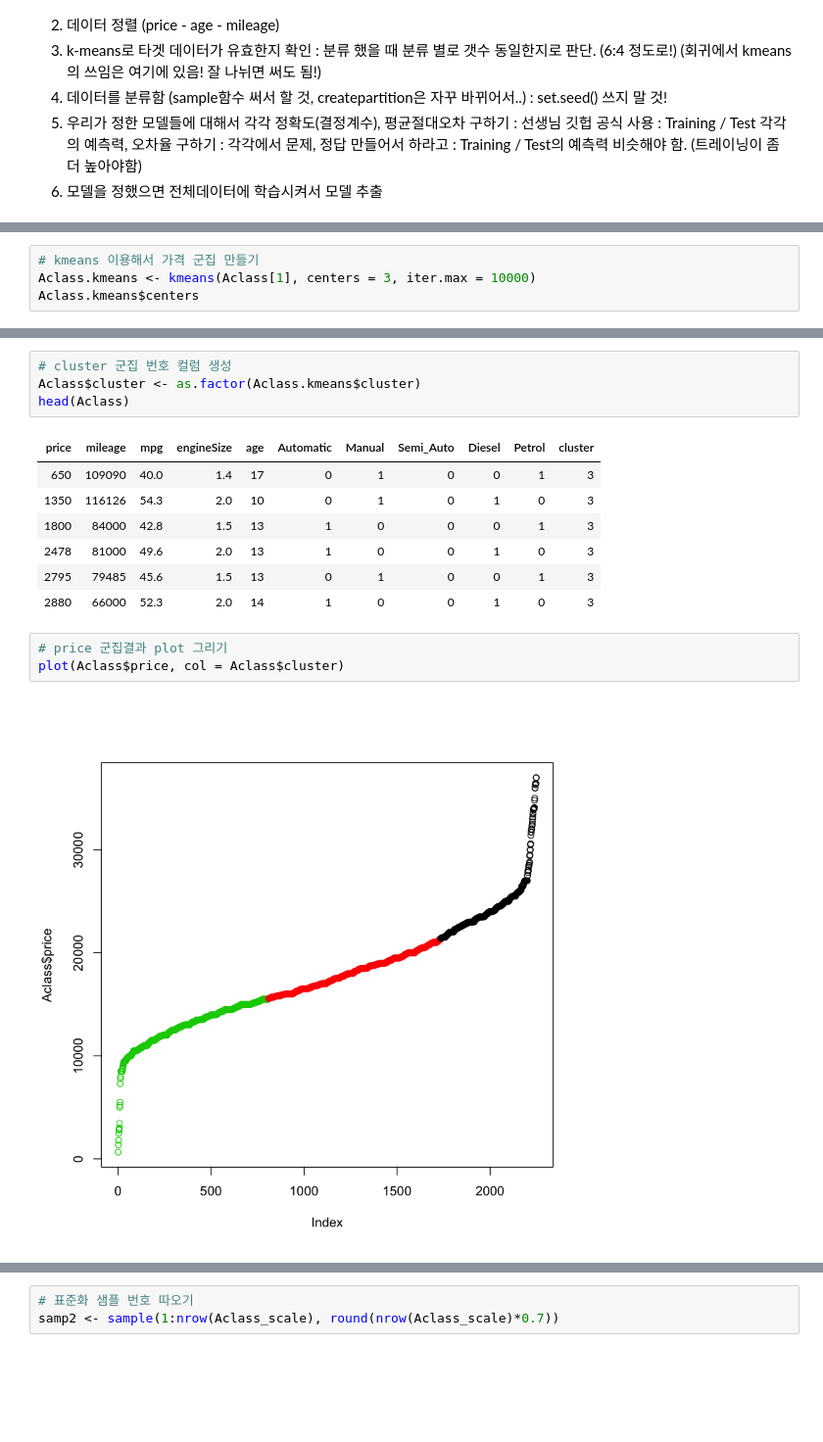
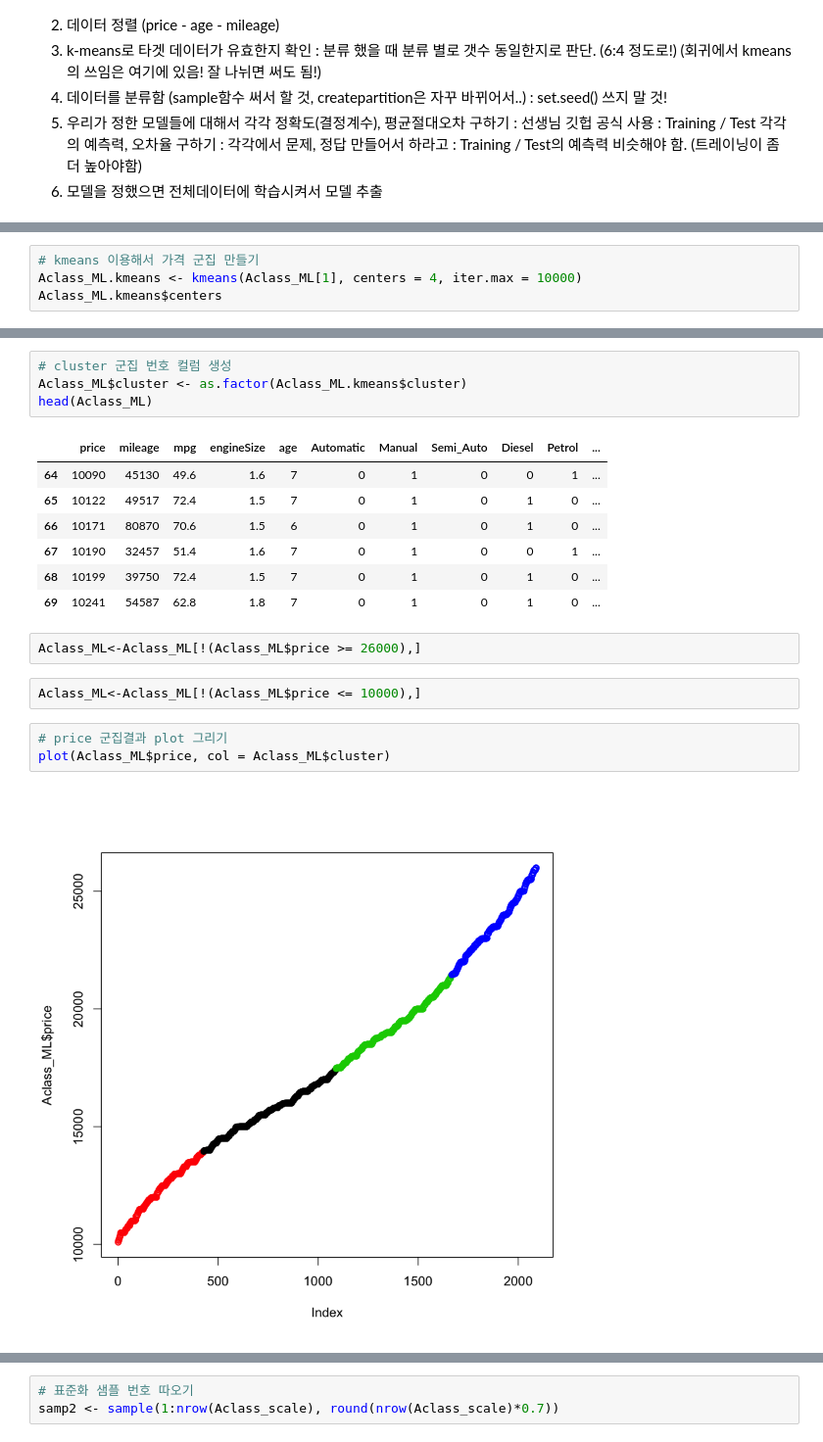
Before and after one commit to naddda0813/Rbase, a Jupyter notebook: 1-3. 중고차_AClass.ipynb, the cells around one changed output, grey strips where cells are left out. Shown at 98% size. Cells and saved outputs as stored; diff of their text form; blank space fills up the shorter version.

```diff
--- a/1-3. 중고차_AClass.ipynb
+++ b/1-3. 중고차_AClass.ipynb
@@ -1183,6 +1395,6 @@ head(Aclass)
 # %%
 # kmeans 이용해서 가격 군집 만들기
-Aclass.kmeans <- kmeans(Aclass[1], centers = 3, iter.max = 10000)
-Aclass.kmeans$centers
+Aclass_ML.kmeans <- kmeans(Aclass_ML[1], centers = 4, iter.max = 10000)
+Aclass_ML.kmeans$centers
 # %% [output]
 | price |
@@ -1192,19 +1405,23 @@ Aclass.kmeans$centers
 # %%
 # cluster 군집 번호 컬럼 생성
-Aclass$cluster <- as.factor(Aclass.kmeans$cluster)
-head(Aclass)
+Aclass_ML$cluster <- as.factor(Aclass_ML.kmeans$cluster)
+head(Aclass_ML)
 # %% [output]
-| price | mileage | mpg | engineSize | age | Automatic | Manual | Semi_Auto | Diesel | Petrol | cluster |
-| 650 | 109090 | 40.0 | 1.4 | 17 | 0 | 1 | 0 | 0 | 1 | 3 |
-| 1350 | 116126 | 54.3 | 2.0 | 10 | 0 | 1 | 0 | 1 | 0 | 3 |
-| 1800 | 84000 | 42.8 | 1.5 | 13 | 1 | 0 | 0 | 0 | 1 | 3 |
-| 2478 | 81000 | 49.6 | 2.0 | 13 | 1 | 0 | 0 | 1 | 0 | 3 |
-| 2795 | 79485 | 45.6 | 1.5 | 13 | 0 | 1 | 0 | 0 | 1 | 3 |
-| 2880 | 66000 | 52.3 | 2.0 | 14 | 1 | 0 | 0 | 1 | 0 | 3 |
+|  | price | mileage | mpg | engineSize | age | Automatic | Manual | Semi_Auto | Diesel | Petrol | ... |
+| 64 | 10090 | 45130 | 49.6 | 1.6 | 7 | 0 | 1 | 0 | 0 | 1 | ... |
+| 65 | 10122 | 49517 | 72.4 | 1.5 | 7 | 0 | 1 | 0 | 1 | 0 | ... |
+| 66 | 10171 | 80870 | 70.6 | 1.5 | 6 | 0 | 1 | 0 | 1 | 0 | ... |
+| 67 | 10190 | 32457 | 51.4 | 1.6 | 7 | 0 | 1 | 0 | 0 | 1 | ... |
+| 68 | 10199 | 39750 | 72.4 | 1.5 | 7 | 0 | 1 | 0 | 1 | 0 | ... |
+| 69 | 10241 | 54587 | 62.8 | 1.8 | 7 | 0 | 1 | 0 | 1 | 0 | ... |
+# %%
+Aclass_ML<-Aclass_ML[!(Aclass_ML$price >= 26000),]
+# %%
+Aclass_ML<-Aclass_ML[!(Aclass_ML$price <= 10000),]
 # %%
 # price 군집결과 plot 그리기
-plot(Aclass$price, col = Aclass$cluster)
+plot(Aclass_ML$price, col = Aclass_ML$cluster)
 # %% [output]
-[figure, old version]
+[figure, new version]
 # %%
 # 군집별 개수 확인
```
Also changed, not shown: parts of 203 cells of this notebook, 5 other files.
